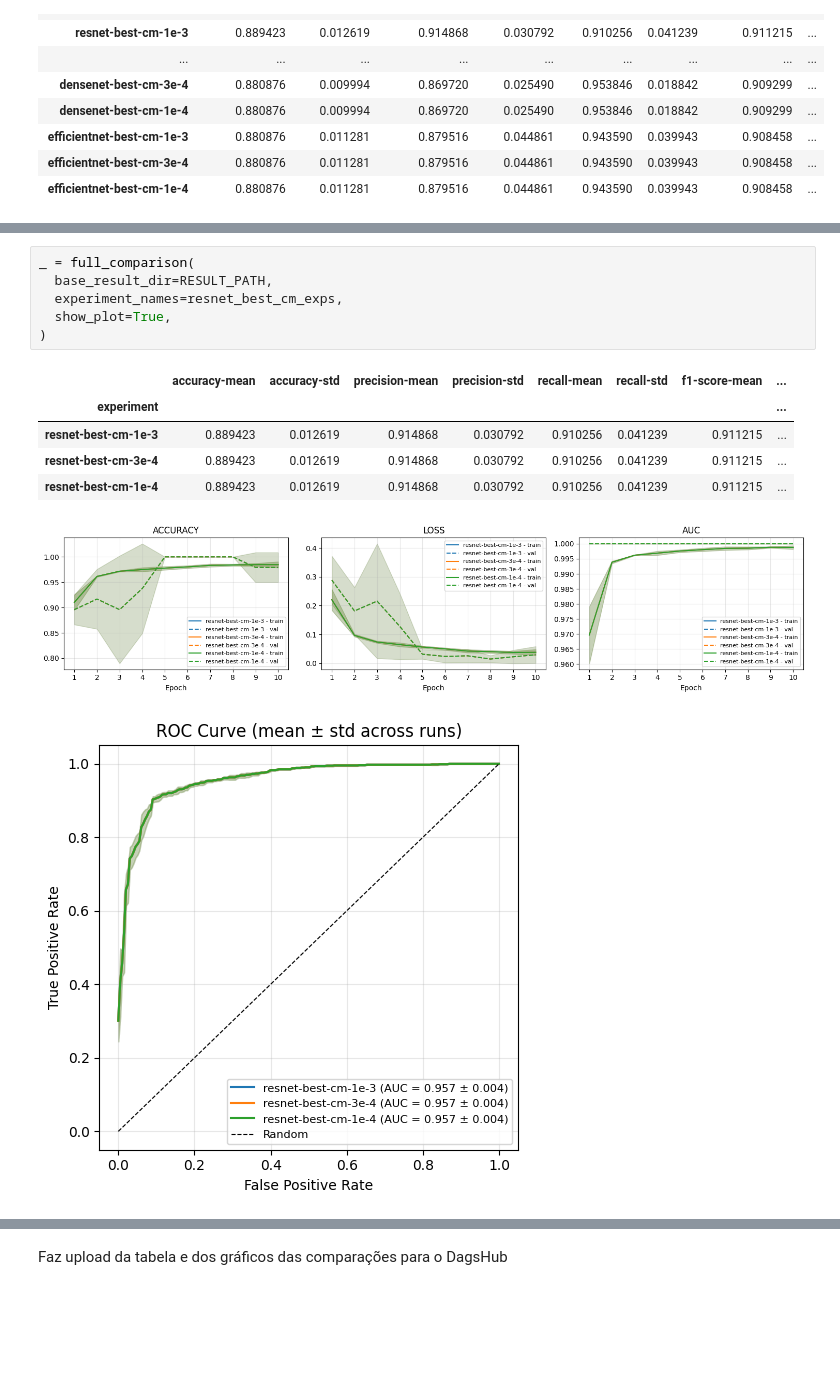
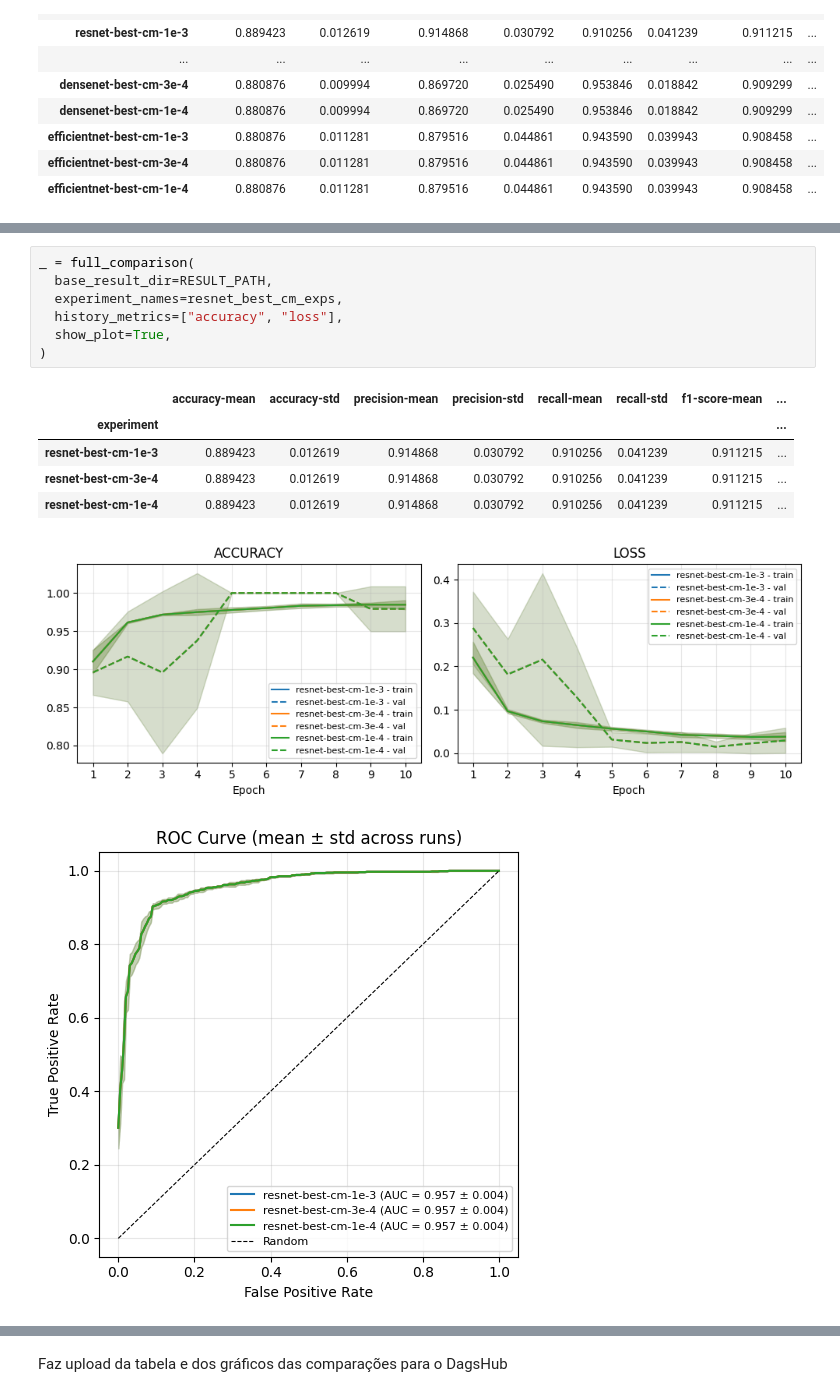
Before and after one commit to amartinsmg/classification-of-medical-images-using-cnn, a Jupyter notebook: notebooks/analyses/05_learning_rate.ipynb, the cells around one changed output, grey strips where cells are left out. Drawn from its saved outputs; the diff is of its cells as text; blank space fills up the shorter version.

```diff
--- a/notebooks/analyses/05_learning_rate.ipynb
+++ b/notebooks/analyses/05_learning_rate.ipynb
@@ -85,16 +78,17 @@ _ = full_comparison(
 # %%
 _ = full_comparison(
   base_result_dir=RESULT_PATH,
   experiment_names=resnet_best_cm_exps,
+  history_metrics=["accuracy", "loss"],
   show_plot=True,
 )
 # %% [output]
 |  | accuracy-mean | accuracy-std | precision-mean | precision-std | recall-mean | recall-std | f1-score-mean | ... |
 | experiment |  |  |  |  |  |  |  | ... |
 | resnet-best-cm-1e-3 | 0.889423 | 0.012619 | 0.914868 | 0.030792 | 0.910256 | 0.041239 | 0.911215 | ... |
 | resnet-best-cm-3e-4 | 0.889423 | 0.012619 | 0.914868 | 0.030792 | 0.910256 | 0.041239 | 0.911215 | ... |
 | resnet-best-cm-1e-4 | 0.889423 | 0.012619 | 0.914868 | 0.030792 | 0.910256 | 0.041239 | 0.911215 | ... |
-[figure, old version]
+[figure, new version]
 [figure]
 [figure]
 # %%
```
Also changed, not shown: parts of 10 cells of this notebook.
